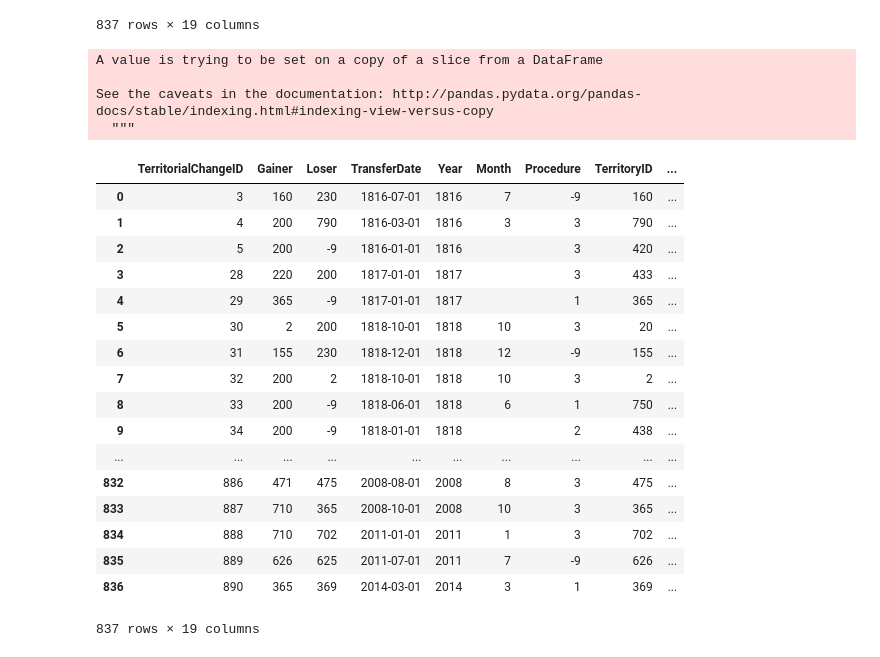
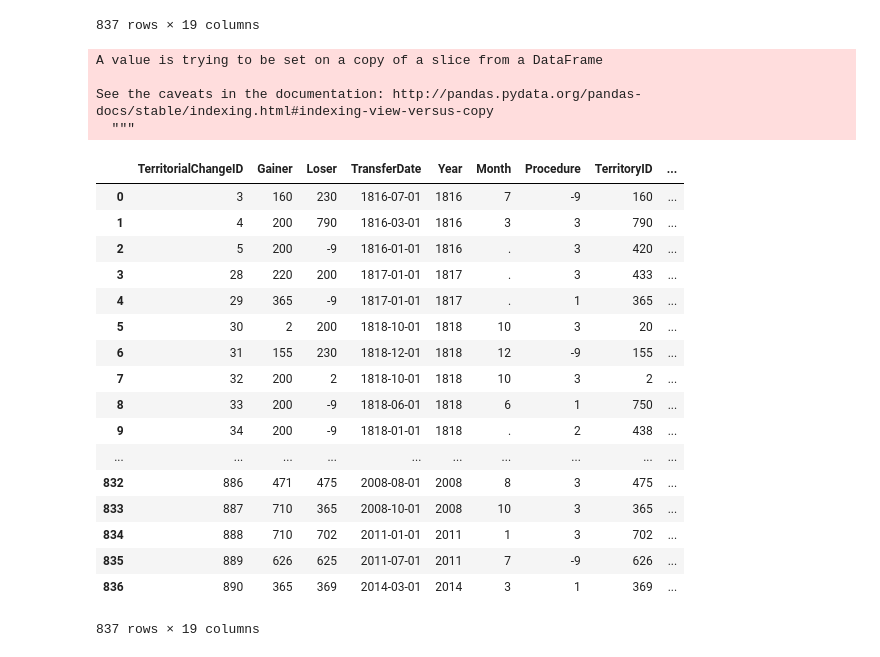
Before and after one commit to jenna-jordan/international-relations-database, a Jupyter notebook: Data Transformation.ipynb, the cells around one changed output. Saved outputs shown, nothing was run; the diff lists cells and outputs as text; code cells hidden in the pictures.

```diff
--- a/Data Transformation.ipynb
+++ b/Data Transformation.ipynb
@@ -258,29 +409,28 @@ dfTerrChange
 # %%
 dfTerrChange.rename(columns={"year":"Year", "month": "Month", "gainer":"Gainer", "gaintype":"IsGainerHomeland", "procedur":"Procedure", "entity":"TerritoryID", "contgain":"GainerIsCont", "area":"TerritoryArea", "pop":"TerritoryPopulation", "portion":"IsWholeTerritory", "loser":"Loser", "losetype":"IsLoserHomeland", "contlose": "LoserIsCont", "entry":"IsSystemEntry", "exit":"IsSystemExit", "number":"TerritorialChangeID", "indep":"IsIndependence", "conflict":"IsMilConflict"}, inplace=True)
 dfTerrChange.drop(columns=['version'], inplace=True)
 missingmonth = (dfTerrChange['Month'] == '.')
 dfTerrChange['MonthClean'] = dfTerrChange['Month']
 dfTerrChange['MonthClean'] [dfTerrChange['MonthClean'] == '.'] = 1 # boolean mask
 dfTerrChange['TransferDate'] = pd.to_datetime(dict(year=dfTerrChange.Year, month=dfTerrChange.MonthClean, day='01'))
-dfTerrChange.replace({'Month':'.'}, {'Month':''}, inplace=True)
 dfTerrChange = dfTerrChange[['TerritorialChangeID', 'Gainer', 'Loser', 'TransferDate', 'Year', 'Month', 'Procedure', 'TerritoryID', 'TerritoryArea', 'TerritoryPopulation', 'IsWholeTerritory', 'IsMilConflict', 'IsIndependence', 'GainerIsCont', 'LoserIsCont', 'IsGainerHomeland', 'IsLoserHomeland', 'IsSystemEntry', 'IsSystemExit']]
 dfTerrChange
 # %% [output]
 A value is trying to be set on a copy of a slice from a DataFrame
 
 See the caveats in the documentation: http://pandas.pydata.org/pandas-docs/stable/indexing.html#indexing-view-versus-copy
   """
 |  | TerritorialChangeID | Gainer | Loser | TransferDate | Year | Month | Procedure | TerritoryID | ... |
 | 0 | 3 | 160 | 230 | 1816-07-01 | 1816 | 7 | -9 | 160 | ... |
 | 1 | 4 | 200 | 790 | 1816-03-01 | 1816 | 3 | 3 | 790 | ... |
-| 2 | 5 | 200 | -9 | 1816-01-01 | 1816 |  | 3 | 420 | ... |
-| 3 | 28 | 220 | 200 | 1817-01-01 | 1817 |  | 3 | 433 | ... |
-| 4 | 29 | 365 | -9 | 1817-01-01 | 1817 |  | 1 | 365 | ... |
+| 2 | 5 | 200 | -9 | 1816-01-01 | 1816 | . | 3 | 420 | ... |
+| 3 | 28 | 220 | 200 | 1817-01-01 | 1817 | . | 3 | 433 | ... |
+| 4 | 29 | 365 | -9 | 1817-01-01 | 1817 | . | 1 | 365 | ... |
 | 5 | 30 | 2 | 200 | 1818-10-01 | 1818 | 10 | 3 | 20 | ... |
 | 6 | 31 | 155 | 230 | 1818-12-01 | 1818 | 12 | -9 | 155 | ... |
 | 7 | 32 | 200 | 2 | 1818-10-01 | 1818 | 10 | 3 | 2 | ... |
 | 8 | 33 | 200 | -9 | 1818-06-01 | 1818 | 6 | 1 | 750 | ... |
-| 9 | 34 | 200 | -9 | 1818-01-01 | 1818 |  | 2 | 438 | ... |
+| 9 | 34 | 200 | -9 | 1818-01-01 | 1818 | . | 2 | 438 | ... |
 | ... | ... | ... | ... | ... | ... | ... | ... | ... | ... |
 | 832 | 886 | 471 | 475 | 2008-08-01 | 2008 | 8 | 3 | 475 | ... |
 | 833 | 887 | 710 | 365 | 2008-10-01 | 2008 | 10 | 3 | 365 | ... |
```
Also changed, not shown: parts of 84 cells of this notebook, 11 other files.
